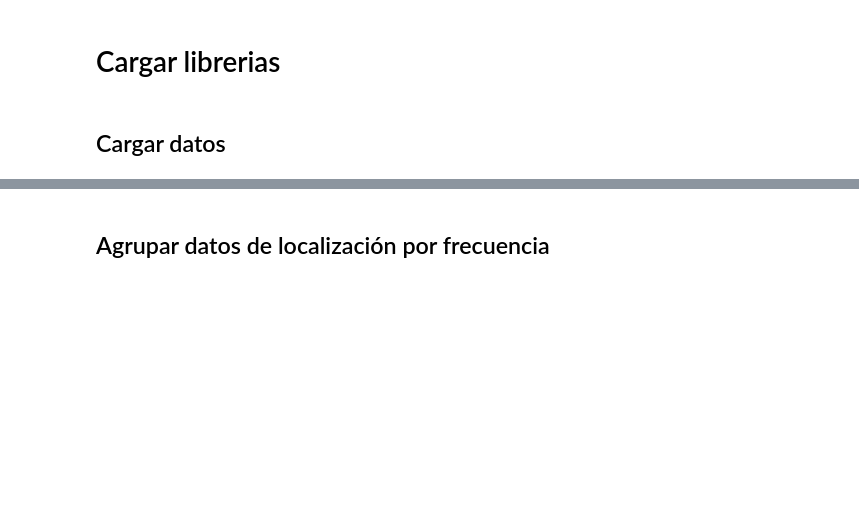
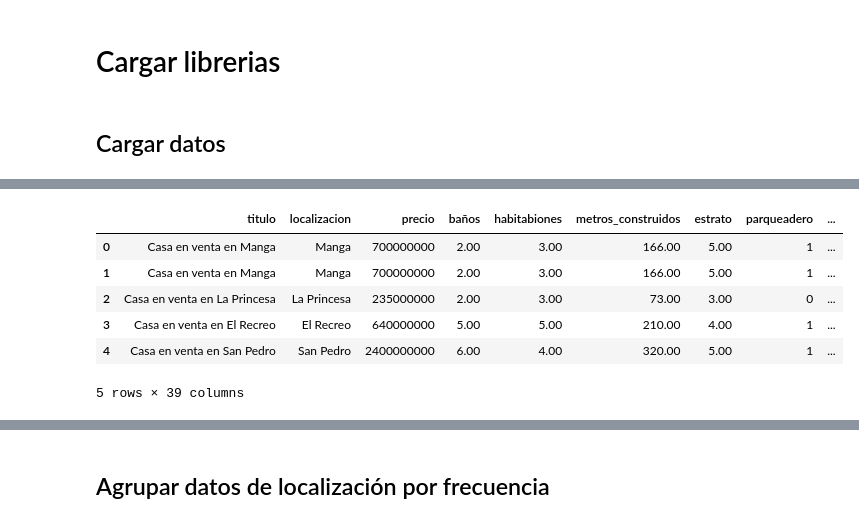
Before and after one commit to randher1/proyecto-analisis-de-datos, a Jupyter notebook: Scripts/exploration.ipynb, the cells around one changed output, grey strips where cells are left out. Saved outputs shown, nothing was run; the diff lists cells and outputs as text; code cells hidden in the pictures; blank space fills up the shorter version.

```diff
--- a/Scripts/exploration.ipynb
+++ b/Scripts/exploration.ipynb
@@ -19,0 +20,26 @@ df.shape
+# %%
+#Reemplazar los nombres de los barrios para correguir los que estan mal escritos y por ello duplicados
+
+# Crear un diccionario de reemplazos, donde la clave es el nombre incorrecto y el valor es el nombre correcto
+reemplazos = {
+    "Amador": "Lo Amador",
+    "Alameda a Vistoria": "Alameda La Victoria",
+    "Castillo Grande": "Castillogrande",
+    "El Centro":"Centro",
+    "Getsemany": "Getsemaní",
+
+}
+
+# Reemplazar las cadenas en la columna 'localizacion' utilizando el diccionario
+df['localizacion'] = df['localizacion'].replace(reemplazos)
+
+# Mostrar el DataFrame actualizado para verificar los cambios
+df.head(5)
+# %% [output]
+|  | titulo | localizacion | precio | baños | habitabiones | metros_construidos | estrato | parqueadero | ... |
+| 0 | Casa en venta en Manga | Manga | 700000000 | 2.00 | 3.00 | 166.00 | 5.00 | 1 | ... |
+| 1 | Casa en venta en Manga | Manga | 700000000 | 2.00 | 3.00 | 166.00 | 5.00 | 1 | ... |
+| 2 | Casa en venta en La Princesa | La Princesa | 235000000 | 2.00 | 3.00 | 73.00 | 3.00 | 0 | ... |
+| 3 | Casa en venta en El Recreo | El Recreo | 640000000 | 5.00 | 5.00 | 210.00 | 4.00 | 1 | ... |
+| 4 | Casa en venta en San Pedro | San Pedro | 2400000000 | 6.00 | 4.00 | 320.00 | 5.00 | 1 | ... |
+5 rows × 39 columns
```
Also changed, not shown: parts of 10 cells of this notebook, 8 other files.
